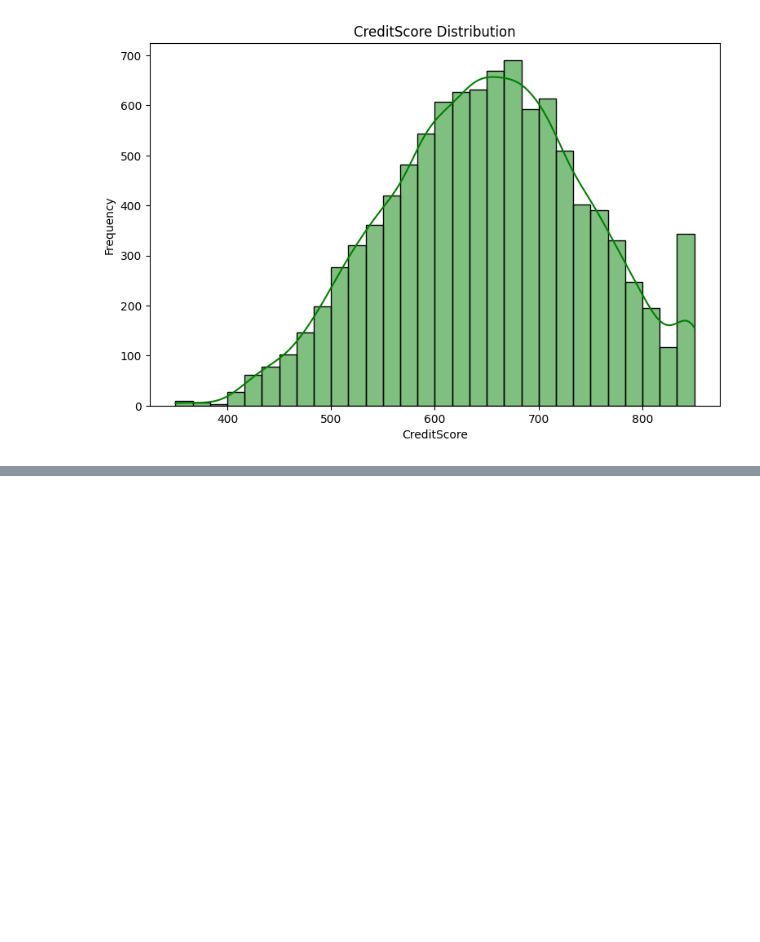
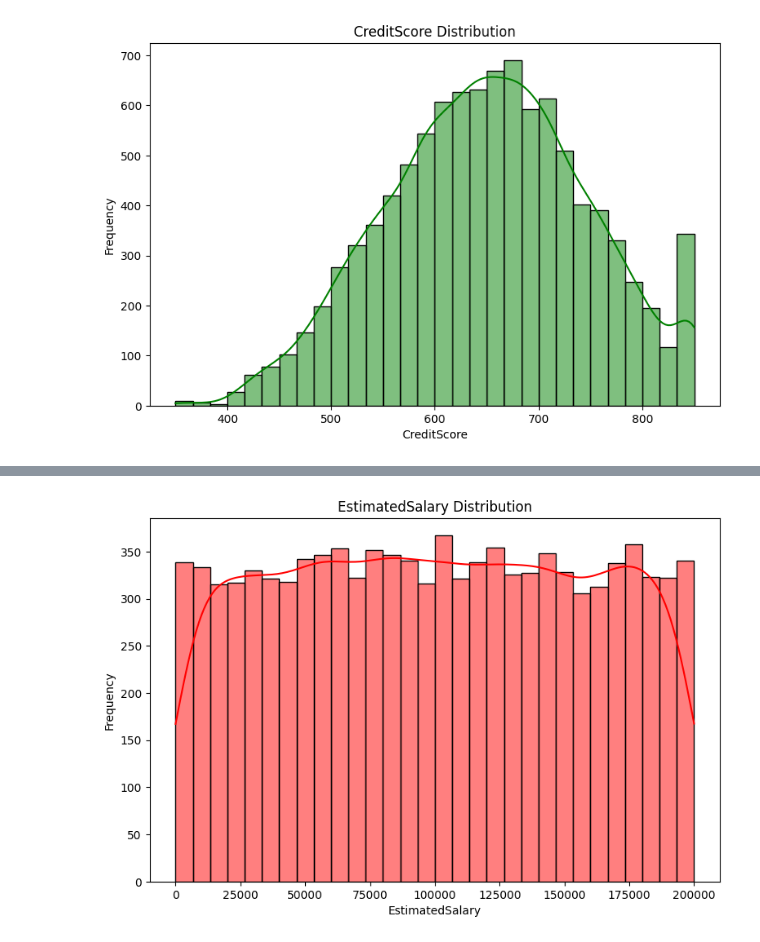
Before and after one commit to ghsaberr/customer-churn-prediction, a Jupyter notebook: customer-churn-prediction.ipynb, the cells around one changed output, grey strips where cells are left out. Drawn from its saved outputs; the diff is of its cells as text; code cells hidden in the pictures; blank space fills up the shorter version.

```diff
--- a/customer-churn-prediction.ipynb
+++ b/customer-churn-prediction.ipynb
@@ -261,0 +243,12 @@ plt.show()
+# %%
+# EstimatedSalary histogram
+plt.figure(figsize=(15, 10))
+plt.subplot(2, 2, 4)
+sns.histplot(df['EstimatedSalary'], bins=30, kde=True, color='red')
+plt.title('EstimatedSalary Distribution')
+plt.xlabel('EstimatedSalary')
+plt.ylabel('Frequency')
+plt.tight_layout()
+plt.show()
+# %% [output]
+[figure, added]
```
Also changed, not shown: parts of 4 cells of this notebook.
